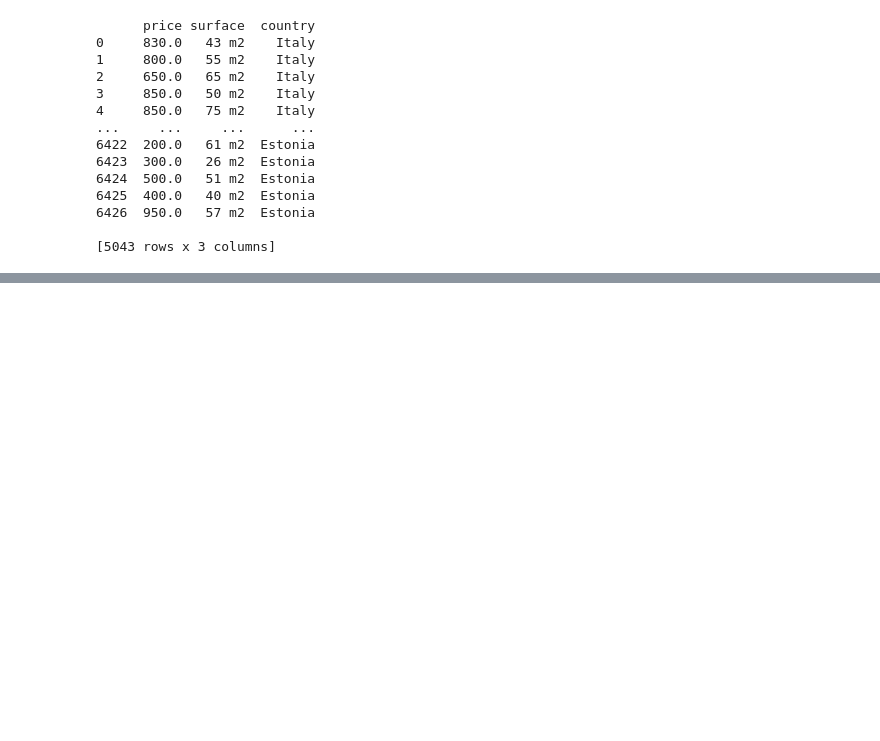
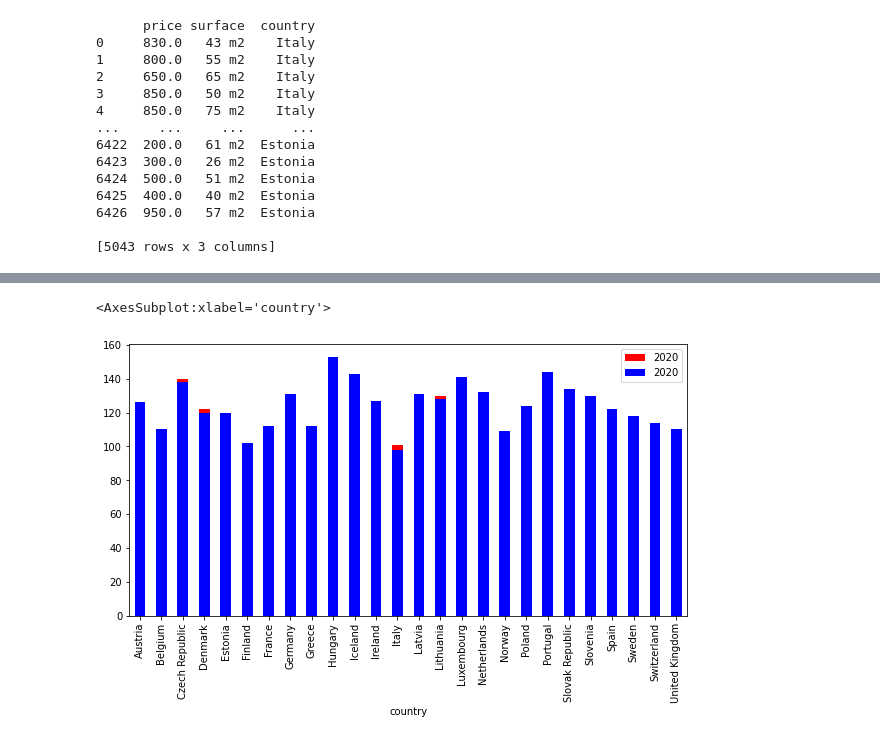
Before and after one commit to lucamac99/big-data-project, a Jupyter notebook: dataCleaning.ipynb, the cells around one changed output, grey strips where cells are left out. Drawn from its saved outputs; the diff is of its cells as text; code cells hidden in the pictures; blank space fills up the shorter version.

```diff
--- a/dataCleaning.ipynb
+++ b/dataCleaning.ipynb
@@ -190,2 +193,5 @@ df.groupby(['country'])['price'].mean().plot(legend=True, kind='bar', figsize=(1
 # %%
 # Create a Map with geojson
+# %%
+df_house_price.rename(columns={"Unnamed: 0": "country"}, inplace=True)
+df_house_price
@@ -191,0 +217,5 @@ df.groupby(['country'])['price'].mean().plot(legend=True, kind='bar', figsize=(1
+# %%
+import matplotlib.pyplot as plt
+
+df_rent_price.rename(columns={"Unnamed: 0": "country"}, inplace=True)
+df_rent_price
@@ -191,0 +241,9 @@ df.groupby(['country'])['price'].mean().plot(legend=True, kind='bar', figsize=(1
+# %%
+ax = plt.gca()
+
+#use plot() method on the dataframe
+df_rent_price.plot( x = 'country', y = '2020', ax = ax, figsize=(10,5), legend=True, kind='bar', color='red', rot=0)
+df_house_price.plot( x = 'country', y = '2020', ax = ax, figsize=(10,5), legend=True, kind='bar', color='blue')
+# %% [output]
+<AxesSubplot:xlabel='country'>
+[figure, added]
```
Also changed, not shown: parts of 9 cells of this notebook, 4 other files.
